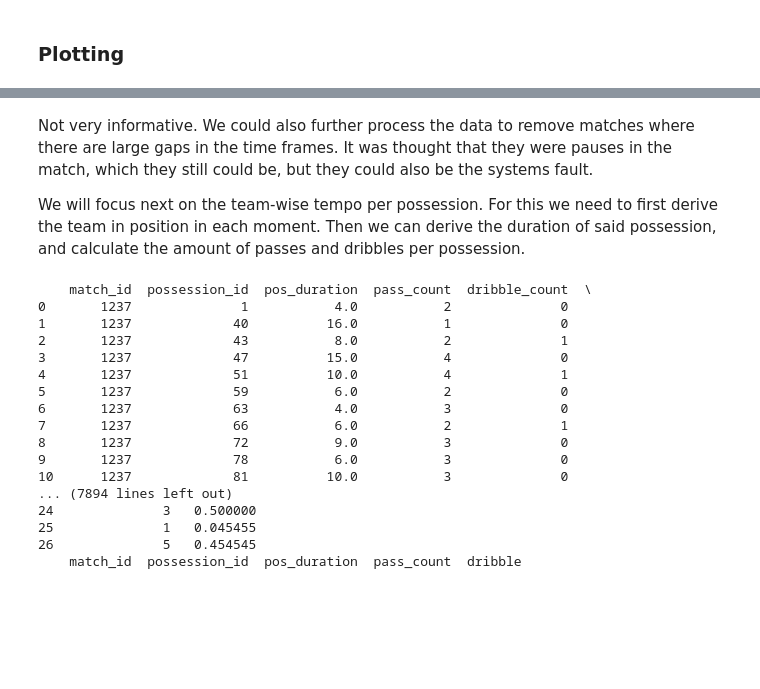
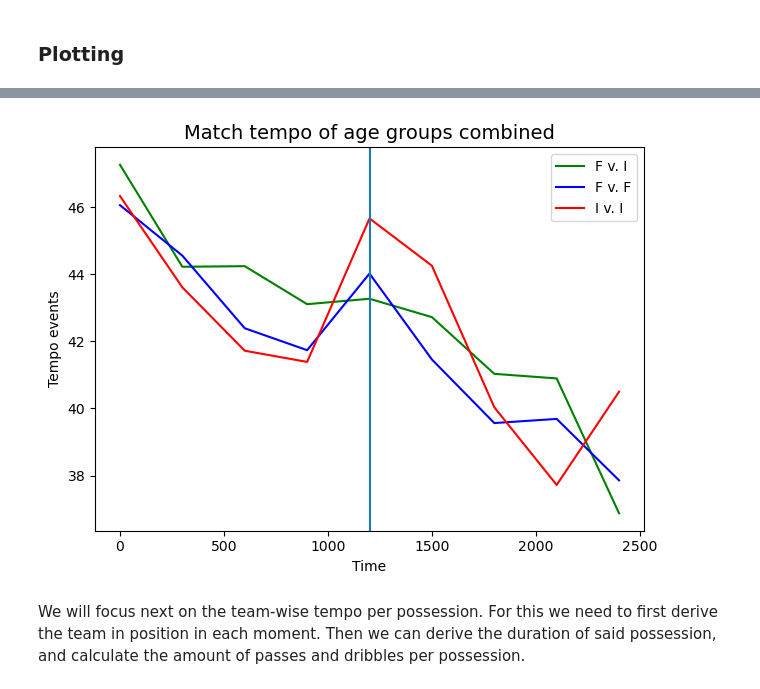
Before and after one commit to konstanyman/thesis_analysis, a Jupyter notebook: processing/tempo.ipynb, the cells around one changed output, grey strips where cells are left out. Cells and saved outputs as stored; diff of their text form; code cells hidden in the pictures; blank space fills up the shorter version.

```diff
--- a/processing/tempo.ipynb
+++ b/processing/tempo.ipynb
@@ -165,5 +150,25 @@ df
+# %%
+# plot tempo
+
+colors = ['blue', 'green', 'red']
+
+# Group by int_level within each age group
+int_levels = tempo_df['int_level'].unique()  # Get unique intensity levels
+
+for level in int_levels: # [1, 0, 2]
+    subset = tempo_df[tempo_df['int_level'] == level]
+    avg = subset.groupby('time_bin')['tempo'].mean()
+    plt.plot(avg, color=colors[level], label=f'{['F v. F', 'F v. I', 'I v. I'][level]}')
+
+plt.title('Match tempo of age groups combined', fontsize=14)
+plt.axvline(1200)
+plt.legend()  # Add legend to differentiate int_level categories
+plt.xlabel('Time')
+plt.ylabel('Tempo events')
+
+plt.tight_layout()
+# %% [output]
+[figure, added]
 # %% [markdown]
-Not very informative. We could also further process the data to remove matches where there are large gaps in the time frames. It was thought that they were pauses in the match, which they still could be, but they could also be the systems fault.
-
 We will focus next on the team-wise tempo per possession. For this we need to first derive the team in position in each moment. Then we can derive the duration of said possession, and calculate the amount of passes and dribbles per possession.
 # %%
@@ -176,44 +224,42 @@ grouped_matches = simple_df.groupby('match_id')
 for group_name, df_group in grouped_matches:
 
     # create a possession identifier by checking when the value changes
-    df_group['possession_id'] = (df_group['team'] != df_group['team'].shift()).cumsum()
+    df_group.loc[:, 'possession_id'] = (df_group['team'] != df_group['team'].shift()).cumsum()
 
     # calculate possession duration
-    df_group['possession_duration'] = df_group.groupby('possession_id')['seconds_from_period_start'].transform('max') - \
+    df_group.loc[:, 'possession_duration'] = df_group.groupby('possession_id')['seconds_from_period_start'].transform('max') - \
                                 df_group.groupby('possession_id')['seconds_from_period_start'].transform('min')
 
+    # compute average pass gap in possession to help reduce gaps
+    df_group.loc[:, 'prev_event_type'] = df_group.groupby('possession_id')['event_type'].shift(1)
+    home_pass_avg_gap = df_group.loc[(df_group['event_type'] == 'Pass') & (df_group['prev_event_type'] == 'Pass') & (df_group['team'] == 'Home'), 'time_gap'].mean()
+    away_pass_avg_gap = df_group.loc[(df_group['event_type'] == 'Pass') & (df_group['prev_event_type'] == 'Pass') & (df_group['team'] == 'Away'), 'time_gap'].mean()
 
     # Filter possessions that have at least 3 events
     valid_possessions = df_group.groupby(['match_id', 'team', 'possession_id']).filter(lambda x: len(x) >= 3)
 
-    # Group by possession and calculate pass and dribble counts
+    # Detect if any possession has a gap ≥ 10 seconds
+    possessions_with_gaps = (
+        valid_possessions.groupby(['match_id', 'team', 'possession_id'])['time_gap']
+        .apply(lambda x: x.iloc[1:].max())  # Skip first row and take max
+        .reset_index(name='max_time_gap')
+    )
+    possessions_with_gaps['has_large_gap'] = possessions_with_gaps['max_time_gap'] >= 10
+
+    # Group by possession and calculate tempo event counts
     df_possessions = valid_possessions.groupby(['match_id', 'possession_id']).agg(
-        pos_duration=('possession_duration', 'first'),  # Assuming duration is the same for all events in a possession
-        pass_count=('event_type', lambda x: (x == 'Pass').sum()),  # Count passes
-        dribble_count=('event_type', lambda x: (x == 'Dribble').sum())  # Count dribbles
+        pos_duration=('possession_duration', 'first'),
+        tempo_event_count=('event_type', lambda x: x.isin(['Pass', 'Dribble', 'Shot', 'ThrowIn', 'FreeKick', 'GoalKick', 'CornerKick']).sum()),  # Count passes
     ).reset_index()
 
-    df_possessions['pos_event_amt'] = df_possessions['pass_count'] + df_possessions['dribble_count']
+    df_possessions = df_possessions.merge(possessions_with_gaps, on=['match_id', 'possession_id'], how='left')
 
-    # Calculate tempo as events per second (or another relevant formula)
-    df_possessions['pos_tempo'] = (df_possessions['pos_event_amt']) / df_possessions['pos_duration']
+    # remove large gaps from possessions to limit pauses in possessions
+    df_possessions['new_possession_duration'] = df_possessions.apply(
+        lambda row: row['pos_duration'] - (row['max_time_gap'] - home_pass_avg_gap) if ((row['has_large_gap']) & (row['team'] == 'Home'))
+                        else (row['pos_duration'] - (row['max_time_gap'] - away_pass_avg_gap) if ((row['has_large_gap']) & (row['team'] == 'Away'))
+                        else row['pos_duration']),
+        axis=1)
 
-    print(df_possessions)
+    # Calculate tempo as events per minute
+    df_possessions['pos_tempo'] = (df_possessions['tempo_event_count']) / (df_possessions['pos_duration']/60)
-# %% [output]
-    match_id  possession_id  pos_duration  pass_count  dribble_count  \
-0       1237              1           4.0           2              0
-1       1237             40          16.0           1              0
-2       1237             43           8.0           2              1
-3       1237             47          15.0           4              0
-4       1237             51          10.0           4              1
-5       1237             59           6.0           2              0
-6       1237             63           4.0           3              0
-7       1237             66           6.0           2              1
-8       1237             72           9.0           3              0
-9       1237             78           6.0           3              0
-10      1237             81          10.0           3              0
-... (7894 lines left out)
-24              3   0.500000
-25              1   0.045455
-26              5   0.454545
-    match_id  possession_id  pos_duration  pass_count  dribble
```
Also changed, not shown: parts of 21 cells of this notebook, 2 other files.
